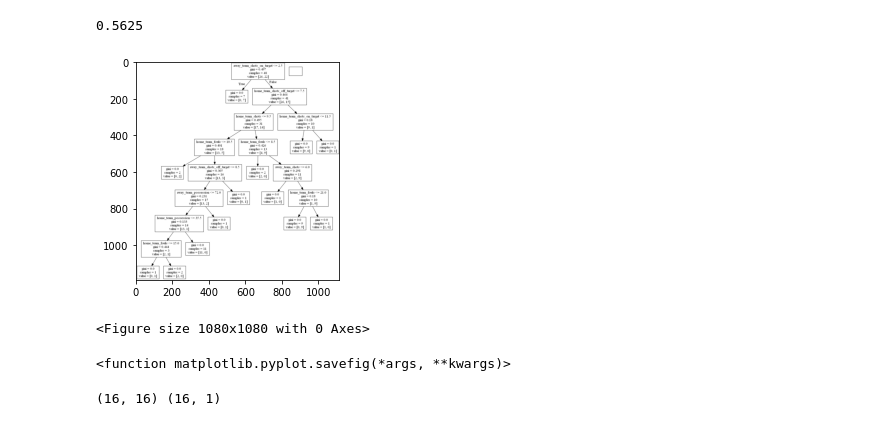
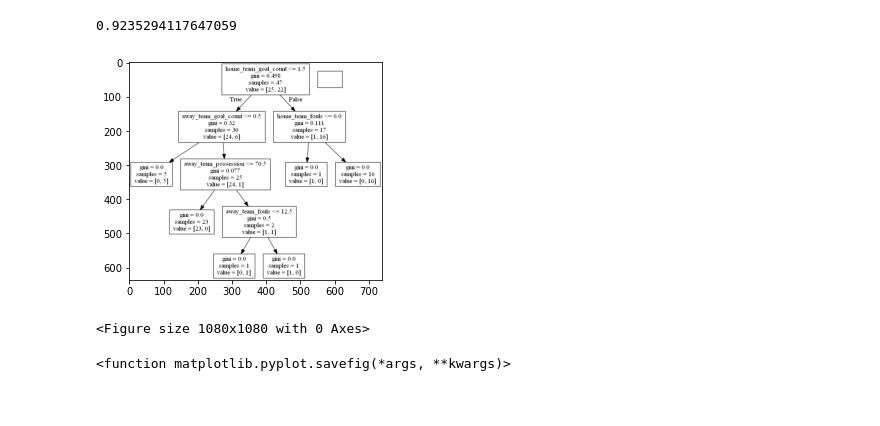
Before and after one commit to rajatjain007/FIFAWorldCupPrediction, a Jupyter notebook: DecisionTrees/phase1.ipynb, the cells around one changed output. Saved outputs shown, nothing was run; the diff lists cells and outputs as text; code cells hidden in the pictures.

```diff
--- a/DecisionTrees/phase1.ipynb
+++ b/DecisionTrees/phase1.ipynb
@@ -33,28 +15,44 @@ targetsTest = targets
-# %%
-#Training for Decision Tree
-dtree = DecisionTreeClassifier()
-dtree = dtree.fit(featuresTrain, targetsTrain)
-
-#Testing for Decision Tree
-dtree.predict(featuresTest)
-print(dtree.score(featuresTest,targetsTest))
-# %% [output]
-0.5625
+# %%
+# Training and testing data preperation
+df = pd.read_csv("../Data/Dataset.csv")
+# %%
+#featureList = df.drop(["home_team_name","away_team_name","home_team_goal_count","away_team_goal_count","winner_encoded","home_team_result"],axis=1).columns.values.tolist()
+targets = df["home_team_result"]
+features = df.drop(["winner_encoded","home_team_result",],axis=1)
+
+featuresTrain, targetsTrain = features[0:47], targets[0:47]
+featuresTest, targetsTest = features[47:], targets[47:]
+featuresTrain, targetsTrain = features[0:47], targets[0:47]
+featuresTest, targetsTest = features[47:], targets[47:]
+#Training for Decision Tree
+dtree = DecisionTreeClassifier()
+dtree = dtree.fit(featuresTrain, targetsTrain)
+
+#Testing for Decision Tree
+dtree.predict(featuresTest)
+dtree.score(featuresTest,targetsTest)
+
+#Running 10 times and get average of the percentage
+score = []
+for i in range(10):
+  dtree = dtree.fit(featuresTrain, targetsTrain)
+  dtree.predict(featuresTest)
+  score.append(dtree.score(featuresTest,targetsTest))
+print(sum(score) / 10)
+# %% [output]
+0.9235294117647059
 # %%
 # Generate graphs
-df = pd.read_csv("../Data/TestingData.csv")
-featuresName = df.drop(["home_team_name", "away_team_name", "home_team_goal_count", "away_team_goal_count", "home_team_result"],axis=1)
-
-df = tree.export_graphviz(dtree, out_file=None, feature_names=featuresName.columns.values.tolist())
+df = tree.export_graphviz(dtree, out_file=None, feature_names=features.columns.values.tolist())
 graph = pydotplus.graph_from_dot_data(df)
 graph.write_png('mydecisiontree2.png')
 img=pltimg.imread('mydecisiontree2.png')
 imgplot = plt.imshow(img)
 plt.figure(figsize=(15,15))
 plt.show()
 plt.savefig
 # %% [output]
-[figure, old version]
+[figure, new version]
 <Figure size 1080x1080 with 0 Axes>
 <function matplotlib.pyplot.savefig(*args, **kwargs)>
 # %%
@@ -66,6 +63,2 @@ viz = dtreeviz(dtree, featuresTrain, targetsTrain,
 viz
 viz.save("decision_tree.svg")
-# %%
-print(features.shape, targets.shape)
-# %% [output]
-(16, 16) (16, 1)
```
Also changed, not shown: parts of 2 cells of this notebook, 9 other files.
